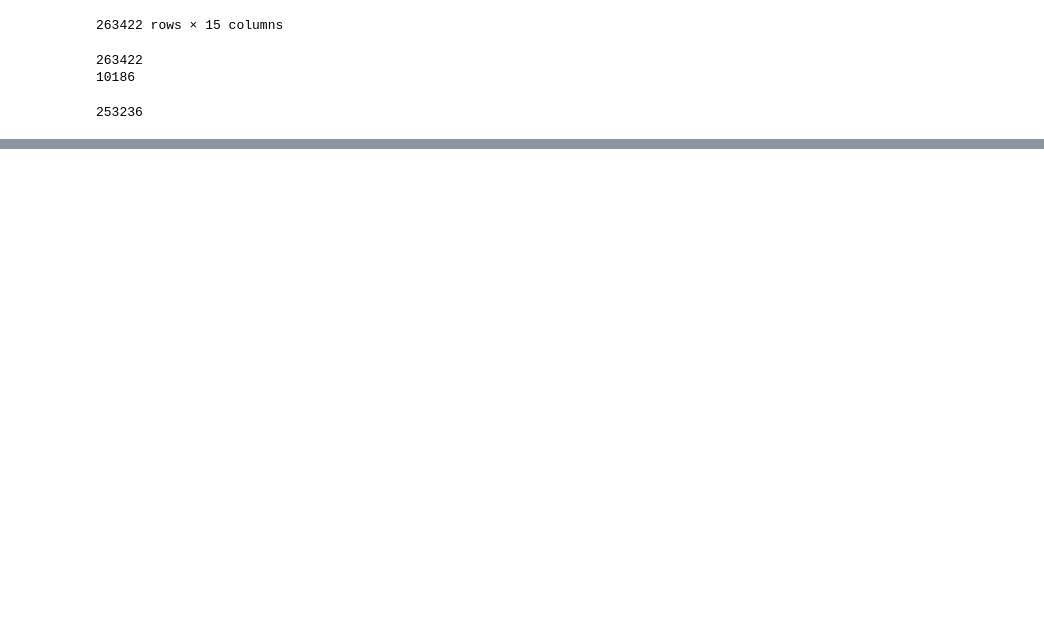
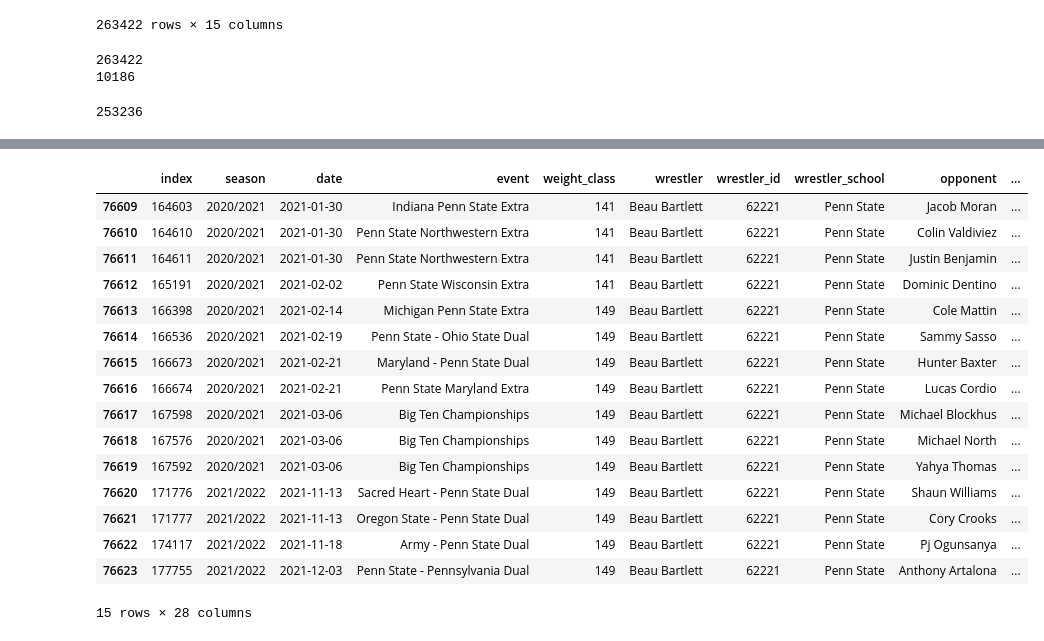
Before and after one commit to Silver0524/NCAA-Wrestling-Predictor, a Jupyter notebook: notebooks/feature_engineering.ipynb, the cells around one changed output, grey strips where cells are left out. Saved outputs shown, nothing was run; the diff lists cells and outputs as text; code cells hidden in the pictures; blank space fills up the shorter version.

```diff
--- a/notebooks/feature_engineering.ipynb
+++ b/notebooks/feature_engineering.ipynb
@@ -97,0 +146,4 @@ raw
+# %%
+raw['wrestler_score'] = pd.to_numeric(raw['wrestler_score'], errors='coerce')
+raw['opponent_score'] = pd.to_numeric(raw['opponent_score'], errors='coerce')
+raw.info()
@@ -97,0 +185,3 @@ raw
+# %%
+raw['is_win'] = (raw['result'] == 'W').astype(int)
+raw['point_differential'] = raw['wrestler_score'] - raw['opponent_score']
@@ -97,0 +204,2 @@ raw
+# %%
+raw = raw.sort_values(['date', 'wrestler_id']).copy()
@@ -97,0 +293,3 @@ raw
+# %%
+test2 = raw[raw['date'] > '2019-12-01']
+test2
@@ -97,0 +350,43 @@ raw
+# %%
+def calculate_opponent_career_win_rate(df):
+    df = df.sort_values(['wrestler_id', 'date'])
+
+    # Calculate cumulative win rate for each wrestler
+    df['matches_wrestled'] = df.groupby('wrestler_id').cumcount() + 1
+    df['cumulative_wins'] = df.groupby('wrestler_id')['is_win'].cumsum()
+    df['career_win_rate'] = df['cumulative_wins'] / df['matches_wrestled']
+
+    # Shift to get career win rate before current match
+    df['career_win_rate'] = df.groupby('wrestler_id')['career_win_rate'].shift(1)
+
+    # Create a mapping of wrestler career win rates by match date
+    wrestler_rates = df.groupby(['wrestler_id', 'date'])['career_win_rate'].first().reset_index()
+
+    # Map opponent win rates
+    df = df.merge(
+        wrestler_rates.rename(columns={'wrestler_id': 'opponent_id', 'career_win_rate': 'opponent_career_win_rate'}),
+        on=['opponent_id', 'date'],
+        how='left'
+    )
+
+    return df
+test2 = calculate_opponent_career_win_rate(test2)
+test2[(test2['wrestler'] == 'Beau Bartlett')].head(15)
+# %% [output]
+|  | index | season | date | event | weight_class | wrestler | wrestler_id | wrestler_school | opponent | ... |
+| 76609 | 164603 | 2020/2021 | 2021-01-30 | Indiana Penn State Extra | 141 | Beau Bartlett | 62221 | Penn State | Jacob Moran | ... |
+| 76610 | 164610 | 2020/2021 | 2021-01-30 | Penn State Northwestern Extra | 141 | Beau Bartlett | 62221 | Penn State | Colin Valdiviez | ... |
+| 76611 | 164611 | 2020/2021 | 2021-01-30 | Penn State Northwestern Extra | 141 | Beau Bartlett | 62221 | Penn State | Justin Benjamin | ... |
+| 76612 | 165191 | 2020/2021 | 2021-02-02 | Penn State Wisconsin Extra | 141 | Beau Bartlett | 62221 | Penn State | Dominic Dentino | ... |
+| 76613 | 166398 | 2020/2021 | 2021-02-14 | Michigan Penn State Extra | 149 | Beau Bartlett | 62221 | Penn State | Cole Mattin | ... |
+| 76614 | 166536 | 2020/2021 | 2021-02-19 | Penn State - Ohio State Dual | 149 | Beau Bartlett | 62221 | Penn State | Sammy Sasso | ... |
+| 76615 | 166673 | 2020/2021 | 2021-02-21 | Maryland - Penn State Dual | 149 | Beau Bartlett | 62221 | Penn State | Hunter Baxter | ... |
+| 76616 | 166674 | 2020/2021 | 2021-02-21 | Penn State Maryland Extra | 149 | Beau Bartlett | 62221 | Penn State | Lucas Cordio | ... |
+| 76617 | 167598 | 2020/2021 | 2021-03-06 | Big Ten Championships | 149 | Beau Bartlett | 62221 | Penn State | Michael Blockhus | ... |
+| 76618 | 167576 | 2020/2021 | 2021-03-06 | Big Ten Championships | 149 | Beau Bartlett | 62221 | Penn State | Michael North | ... |
+| 76619 | 167592 | 2020/2021 | 2021-03-06 | Big Ten Championships | 149 | Beau Bartlett | 62221 | Penn State | Yahya Thomas | ... |
+| 76620 | 171776 | 2021/2022 | 2021-11-13 | Sacred Heart - Penn State Dual | 149 | Beau Bartlett | 62221 | Penn State | Shaun Williams | ... |
+| 76621 | 171777 | 2021/2022 | 2021-11-13 | Oregon State - Penn State Dual | 149 | Beau Bartlett | 62221 | Penn State | Cory Crooks | ... |
+| 76622 | 174117 | 2021/2022 | 2021-11-18 | Army - Penn State Dual | 149 | Beau Bartlett | 62221 | Penn State | Pj Ogunsanya | ... |
+| 76623 | 177755 | 2021/2022 | 2021-12-03 | Penn State - Pennsylvania Dual | 149 | Beau Bartlett | 62221 | Penn State | Anthony Artalona | ... |
+15 rows × 28 columns
```
Also changed, not shown: parts of 24 cells of this notebook, 1 other file.
